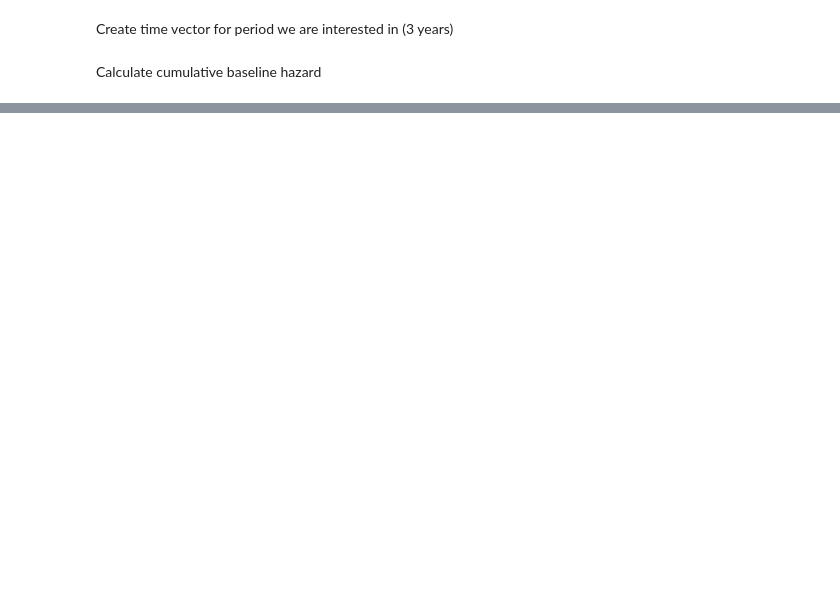
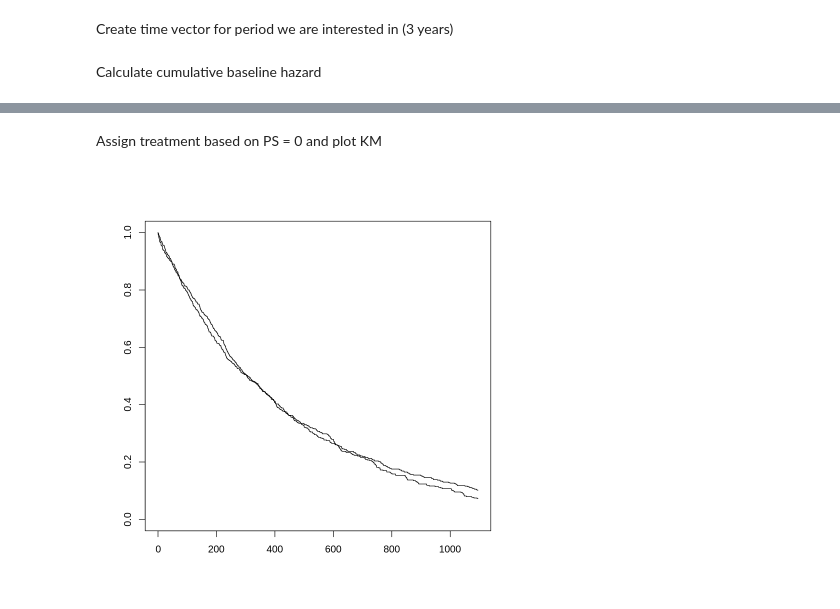
Before and after one commit to gpricechristie/introductionToClinicalTrials, a Jupyter notebook: simulateSurvivalData.ipynb, the cells around one changed output, grey strips where cells are left out. Drawn from its saved outputs; the diff is of its cells as text; code cells hidden in the pictures; blank space fills up the shorter version.

```diff
--- a/simulateSurvivalData.ipynb
+++ b/simulateSurvivalData.ipynb
@@ -92,0 +245,23 @@ B_i *x_i = prognostic index
+# %% [markdown]
+Assign treatment based on PS = 0 and plot KM
+# %%
+patients$treatment_assignment = rep('SoC',nbrPats)
+patients$treatment_assignment[which(patients$ps <= 1)] = 'Intervention'
+
+patients$treatment_assignment_pi = rep(log(1.0),nbrPats)
+patients$treatment_assignment_pi[which(patients$treatment_assignment == 'Intervention')] = rep(log(hr_treat),sum(patients$treatment_assignment == 'Intervention'))
+patients$progInd = patients$age_pi + patients$sex_pi + patients$ps_pi + patients$stage_pi + patients$log_gtv_pi + patients$treatment_assignment_pi
+
+hazard = array(dim=c(length(time),nrow=nbrPats))
+for(i in 1:nbrPats){
+  hazard[,i] =  H_0 * exp(patients$progInd[i])
+}
+
+survProb = runif(nbrPats,0,1)
+patients$survTime = -log(survProb) / (h_0 * exp(patients$progInd))
+patients$vitalStatus = rep(1,nbrPats)
+
+sampleSurv = Surv(patients$survTime,patients$vitalStatus)
+plot(survfit(sampleSurv~treatment_assignment, data=patients),xlim=c(0,3*365))
+# %% [output]
+[figure, added]
```
Also changed, not shown: parts of 25 cells of this notebook.
